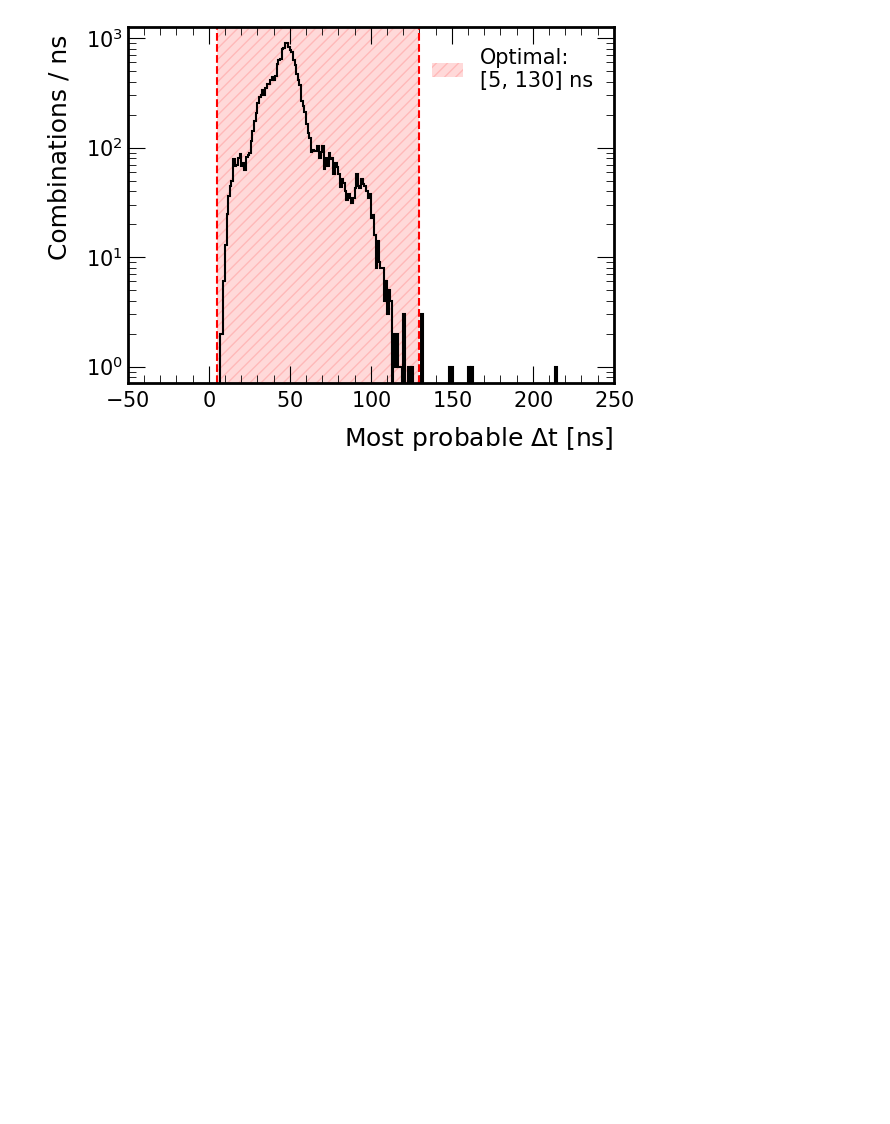
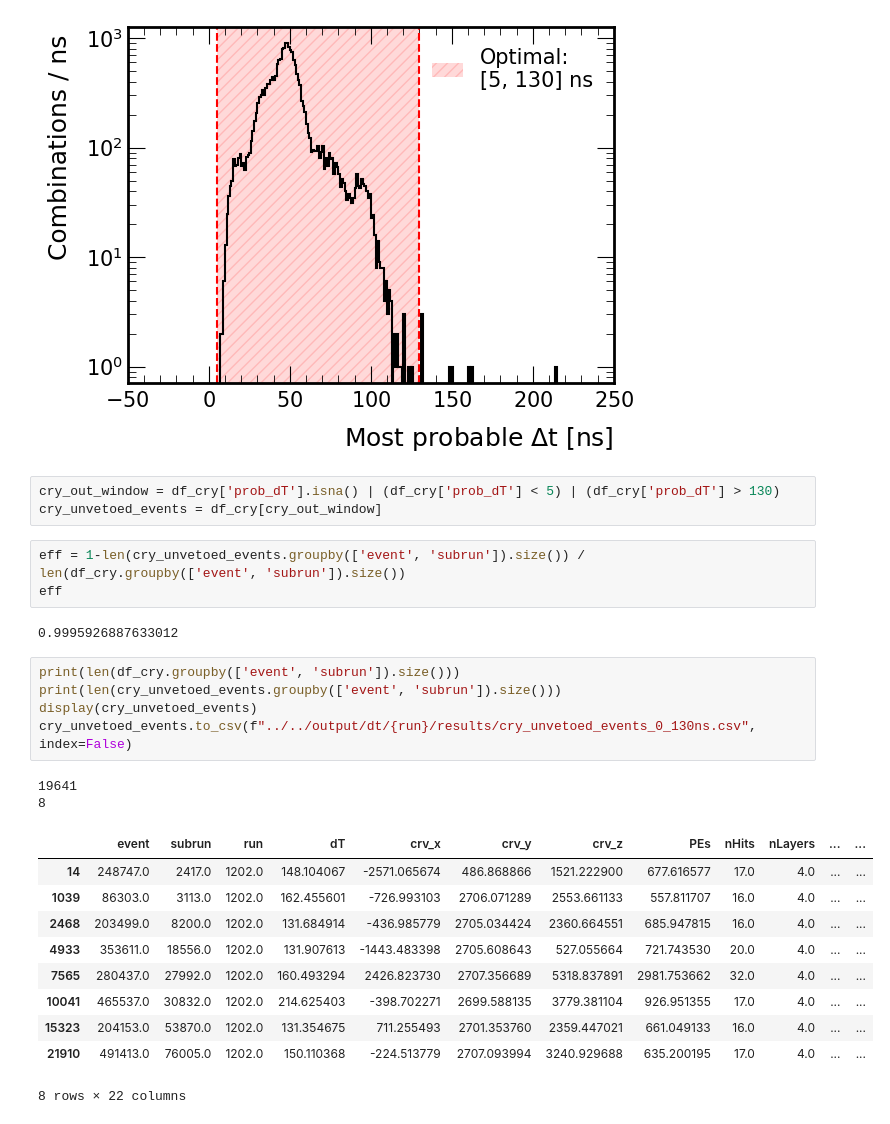
Before and after one commit to sam-grant/mu2e-cosmic, a Jupyter notebook: notebooks/dT/dt_optimisation.ipynb, the cells around one changed output. Saved outputs shown, nothing was run; the diff lists cells and outputs as text; blank space fills up the shorter version.

```diff
--- a/notebooks/dT/dt_optimisation.ipynb
+++ b/notebooks/dT/dt_optimisation.ipynb
@@ -441,3 +476,29 @@ print(f"Wrote: {out_path}")
 # %% [output]
 Wrote: ../../output/images/dt/paper/h1_dT_prob_opt_bounds.png
 [figure]
+# %%
+cry_out_window = df_cry['prob_dT'].isna() | (df_cry['prob_dT'] < 5) | (df_cry['prob_dT'] > 130)
+cry_unvetoed_events = df_cry[cry_out_window]
+# %%
+eff = 1-len(cry_unvetoed_events.groupby(['event', 'subrun']).size()) / len(df_cry.groupby(['event', 'subrun']).size())
+eff
+# %% [output]
+0.9995926887633012
+# %%
+print(len(df_cry.groupby(['event', 'subrun']).size()))
+print(len(cry_unvetoed_events.groupby(['event', 'subrun']).size()))
+display(cry_unvetoed_events)
+cry_unvetoed_events.to_csv(f"../../output/dt/{run}/results/cry_unvetoed_events_0_130ns.csv", index=False)
+# %% [output]
+19641
+8
+|  | event | subrun | run | dT | crv_x | crv_y | crv_z | PEs | nHits | nLayers | ... | ... |
+| 14 | 248747.0 | 2417.0 | 1202.0 | 148.104067 | -2571.065674 | 486.868866 | 1521.222900 | 677.616577 | 17.0 | 4.0 | ... | ... |
+| 1039 | 86303.0 | 3113.0 | 1202.0 | 162.455601 | -726.993103 | 2706.071289 | 2553.661133 | 557.811707 | 16.0 | 4.0 | ... | ... |
+| 2468 | 203499.0 | 8200.0 | 1202.0 | 131.684914 | -436.985779 | 2705.034424 | 2360.664551 | 685.947815 | 16.0 | 4.0 | ... | ... |
+| 4933 | 353611.0 | 18556.0 | 1202.0 | 131.907613 | -1443.483398 | 2705.608643 | 527.055664 | 721.743530 | 20.0 | 4.0 | ... | ... |
+| 7565 | 280437.0 | 27992.0 | 1202.0 | 160.493294 | 2426.823730 | 2707.356689 | 5318.837891 | 2981.753662 | 32.0 | 4.0 | ... | ... |
+| 10041 | 465537.0 | 30832.0 | 1202.0 | 214.625403 | -398.702271 | 2699.588135 | 3779.381104 | 926.951355 | 17.0 | 4.0 | ... | ... |
+| 15323 | 204153.0 | 53870.0 | 1202.0 | 131.354675 | 711.255493 | 2701.353760 | 2359.447021 | 661.049133 | 16.0 | 4.0 | ... | ... |
+| 21910 | 491413.0 | 76005.0 | 1202.0 | 150.110368 | -224.513779 | 2707.093994 | 3240.929688 | 635.200195 | 17.0 | 4.0 | ... | ... |
+8 rows × 22 columns
```
Also changed, not shown: parts of 3 cells of this notebook.
